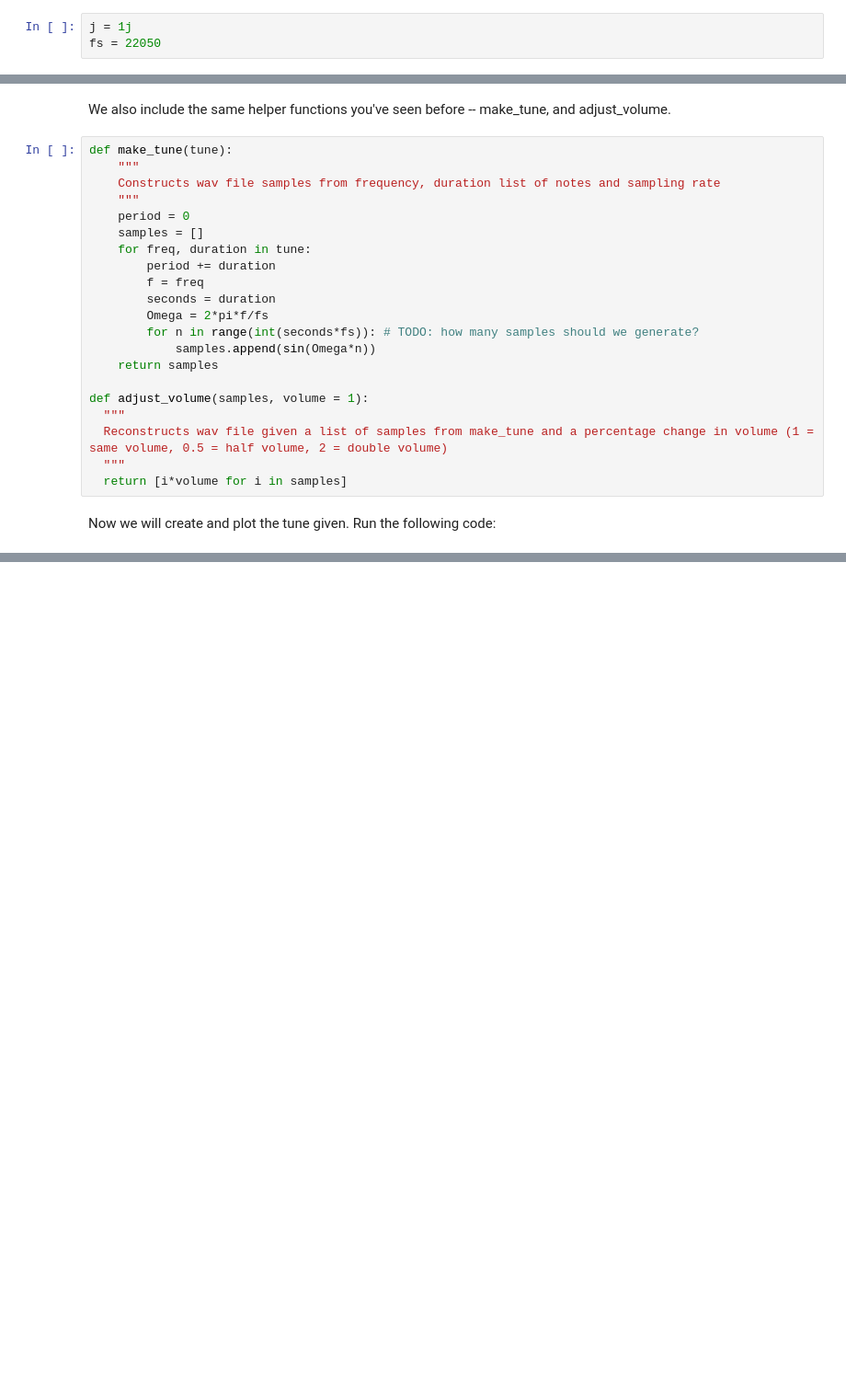
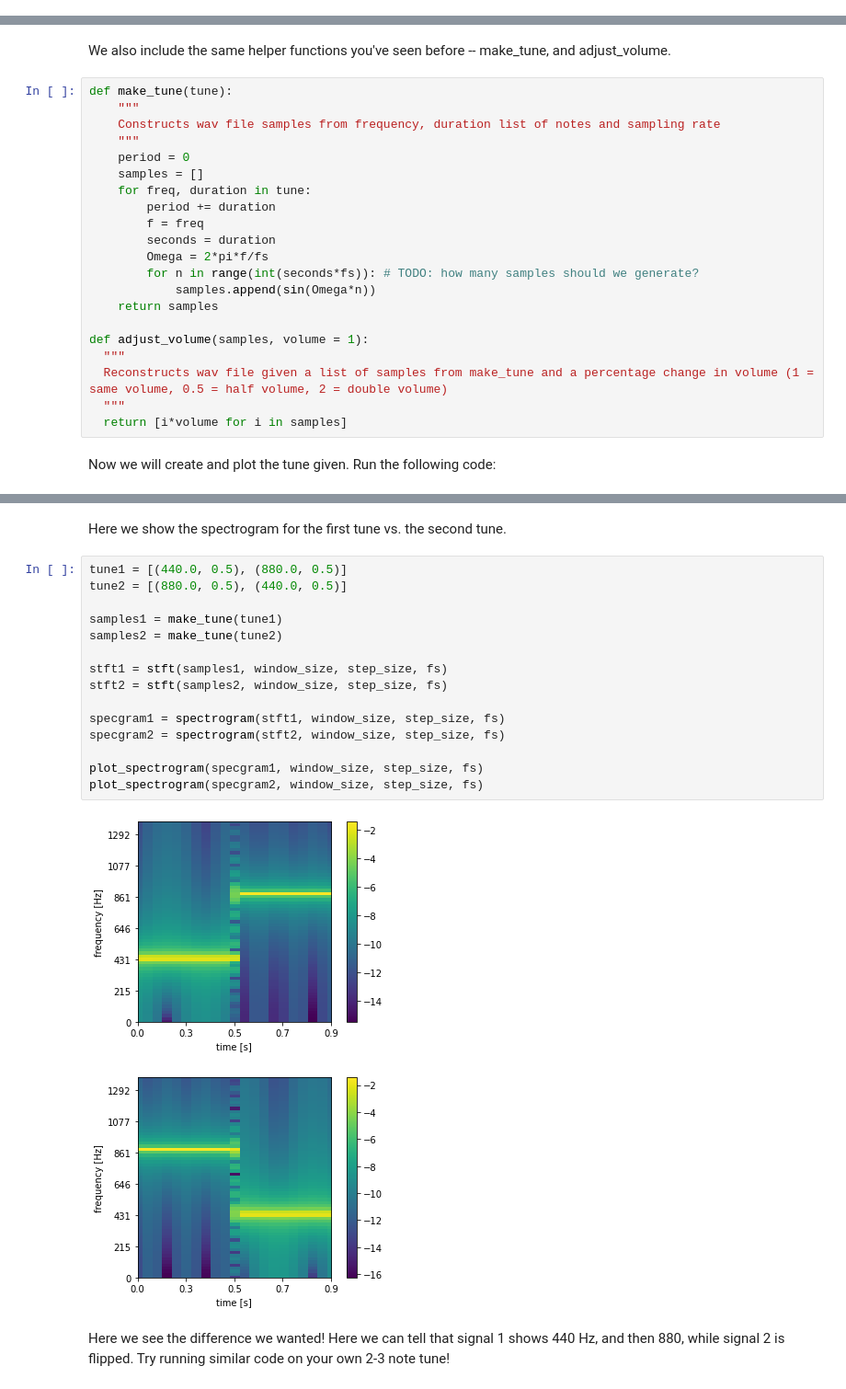
Before and after one commit to nadah09/MachineAuditionHighSchool, a Jupyter notebook: pitch.ipynb, the cells around one changed output, grey strips where cells are left out. Shown at 92% size. Cells and saved outputs as stored; diff of their text form; blank space fills up the shorter version.

```diff
--- a/pitch.ipynb
+++ b/pitch.ipynb
@@ -32,7 +39,4 @@ import matplotlib.pyplot as plt
 import scipy
 import scipy.signal
 import numpy as np
-# %%
-j = 1j
-fs = 22050
 # %% [markdown]
@@ -92,0 +199,22 @@ We can make much more sense of our signal with this plot! Here we see two freque
+# %% [markdown]
+Here we show the spectrogram for the first tune vs. the second tune.
+# %%
+tune1 = [(440.0, 0.5), (880.0, 0.5)]
+tune2 = [(880.0, 0.5), (440.0, 0.5)]
+
+samples1 = make_tune(tune1)
+samples2 = make_tune(tune2)
+
+stft1 = stft(samples1, window_size, step_size, fs)
+stft2 = stft(samples2, window_size, step_size, fs)
+
+specgram1 = spectrogram(stft1, window_size, step_size, fs)
+specgram2 = spectrogram(stft2, window_size, step_size, fs)
+
+plot_spectrogram(specgram1, window_size, step_size, fs)
+plot_spectrogram(specgram2, window_size, step_size, fs)
+# %% [output]
+[figure, added]
+[figure, added]
+# %% [markdown]
+Here we see the difference we wanted! Here we can tell that signal 1 shows 440 Hz, and then 880, while signal 2 is flipped. Try running similar code on your own 2-3 note tune!
```
Also changed, not shown: parts of 20 cells of this notebook.
